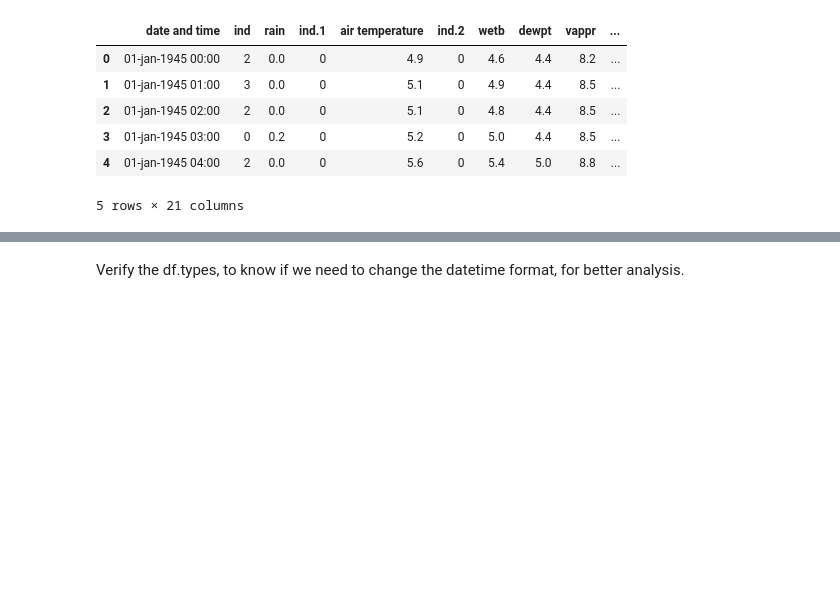
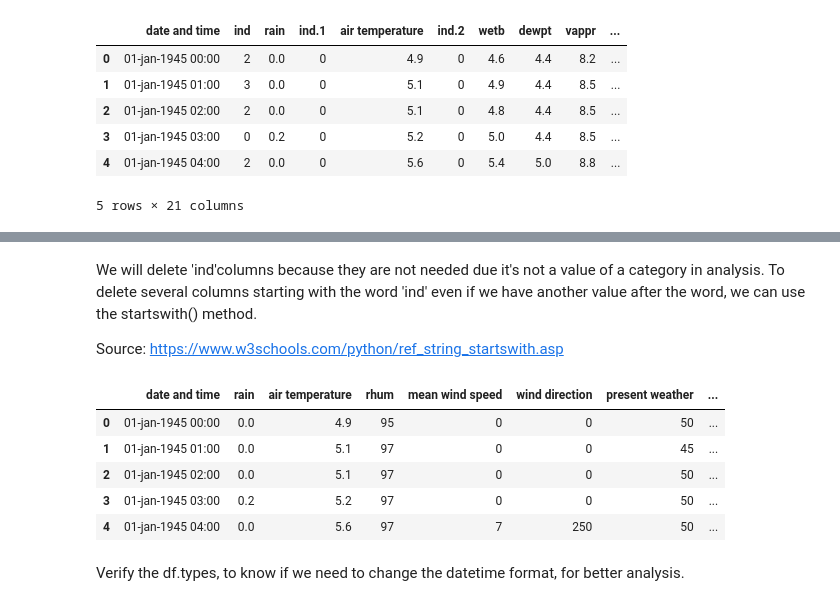
Before and after one commit to tanyasanjuan/pfda-project, a Jupyter notebook: wind.ipynb, the cells around one changed output, grey strips where cells are left out. Saved outputs shown, nothing was run; the diff lists cells and outputs as text; code cells hidden in the pictures; blank space fills up the shorter version.

```diff
--- a/wind.ipynb
+++ b/wind.ipynb
@@ -122,3 +122,18 @@ df.head()
+# %% [markdown]
+We will delete 'ind'columns because they are not needed due it's not a value of a category in analysis. To delete several columns starting with the word 'ind' even if we have another value after the word, we can use the startswith() method.
+
+Source: https://www.w3schools.com/python/ref_string_startswith.asp
+# %%
+# delete the columns
+df = df.loc[:, ~df.columns.str.startswith('ind')]
+df.head()
+# %% [output]
+|  | date and time | rain | air temperature | rhum | mean wind speed | wind direction | present weather | ... |
+| 0 | 01-jan-1945 00:00 | 0.0 | 4.9 | 95 | 0 | 0 | 50 | ... |
+| 1 | 01-jan-1945 01:00 | 0.0 | 5.1 | 97 | 0 | 0 | 45 | ... |
+| 2 | 01-jan-1945 02:00 | 0.0 | 5.1 | 97 | 0 | 0 | 50 | ... |
+| 3 | 01-jan-1945 03:00 | 0.2 | 5.2 | 97 | 0 | 0 | 50 | ... |
+| 4 | 01-jan-1945 04:00 | 0.0 | 5.6 | 97 | 7 | 250 | 50 | ... |
 # %% [markdown]
 Verify the df.types, to know if we need to change the datetime format, for better analysis.
 # %%
```
Also changed, not shown: parts of 8 cells of this notebook.
